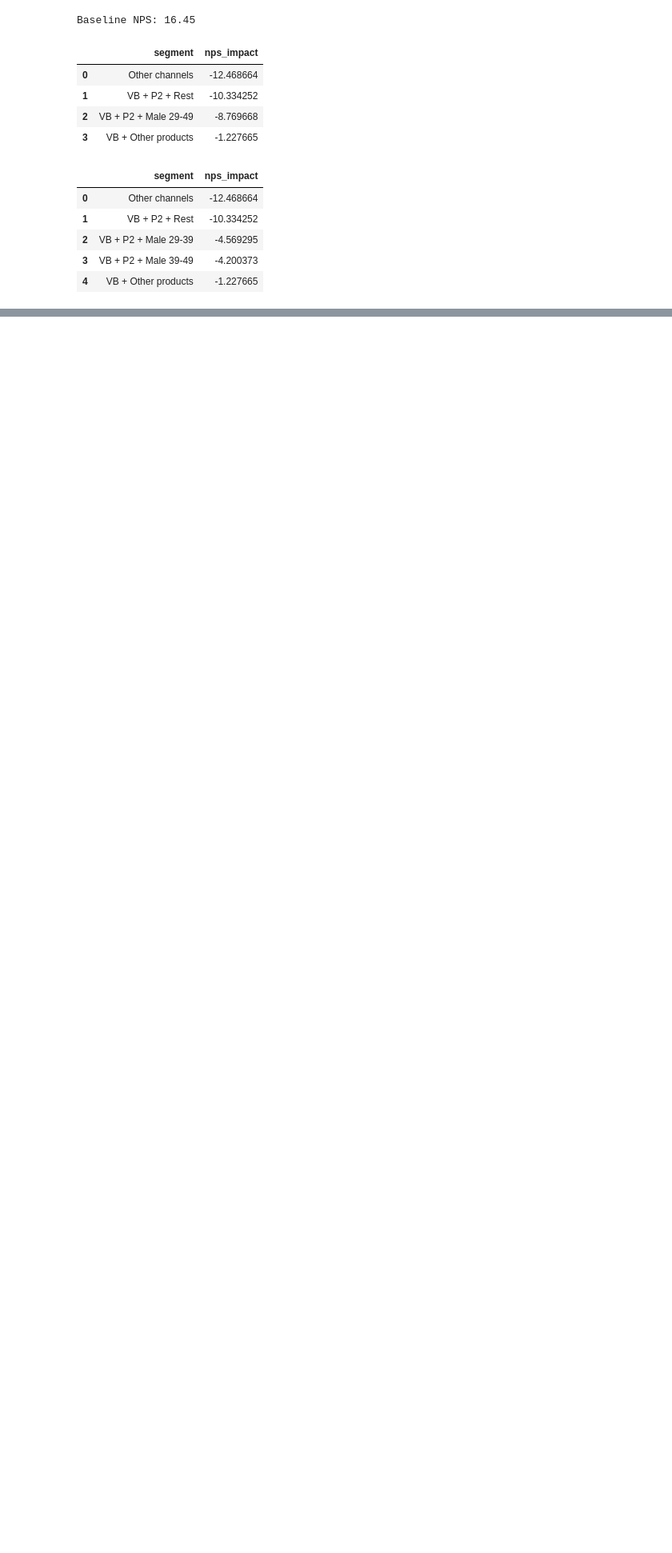
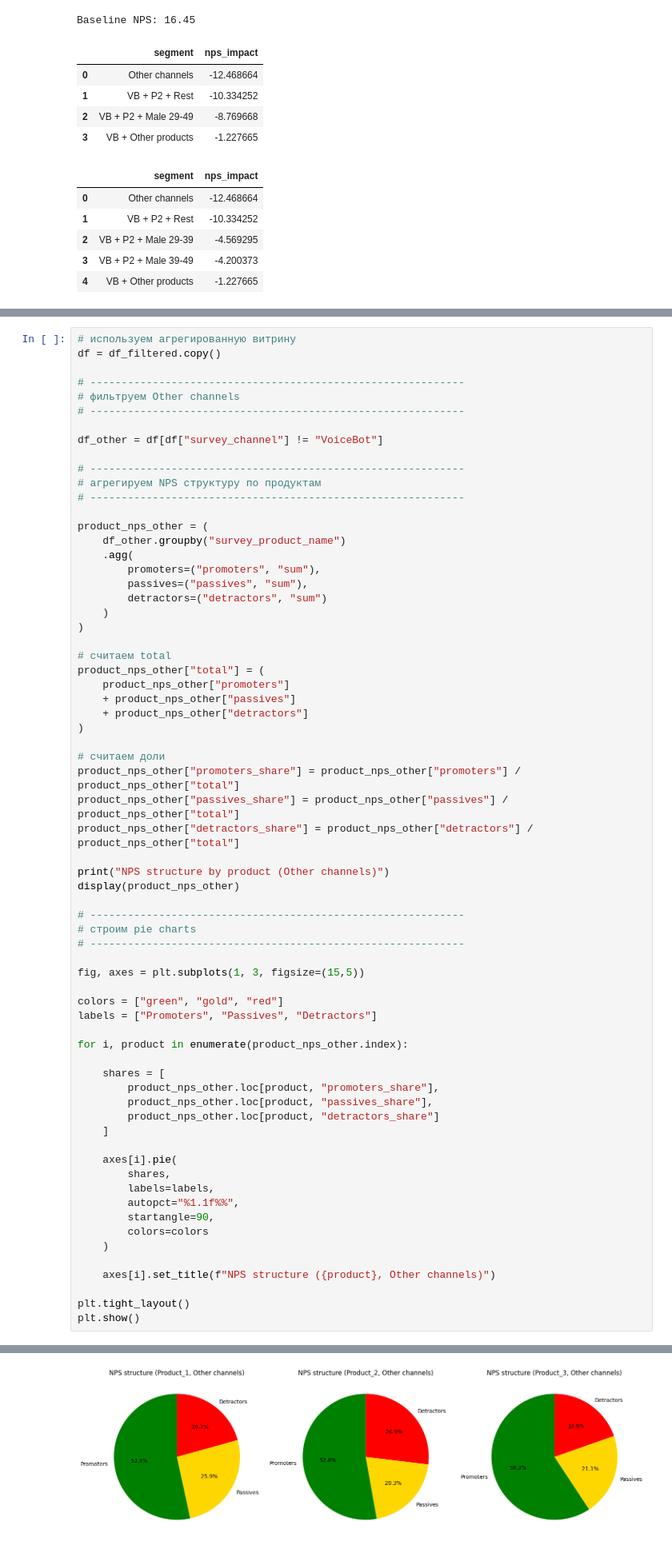
Before and after one commit to rtagirov/cx_nps_driver_analysis, a Jupyter notebook: cx_nps_driver_analysis_sql.ipynb, the cells around one changed output, grey strips where cells are left out. Shown at 80% size. Drawn from its saved outputs; the diff is of its cells as text; blank space fills up the shorter version.

```diff
--- a/cx_nps_driver_analysis_sql.ipynb
+++ b/cx_nps_driver_analysis_sql.ipynb
@@ -4569,0 +4719,68 @@ This will help identify the key product issues in VoiceBot and prioritize improv
+# %%
+# используем агрегированную витрину
+df = df_filtered.copy()
+
+# ------------------------------------------------------------
+# фильтруем Other channels
+# ------------------------------------------------------------
+
+df_other = df[df["survey_channel"] != "VoiceBot"]
+
+# ------------------------------------------------------------
+# агрегируем NPS структуру по продуктам
+# ------------------------------------------------------------
+
+product_nps_other = (
+    df_other.groupby("survey_product_name")
+    .agg(
+        promoters=("promoters", "sum"),
+        passives=("passives", "sum"),
+        detractors=("detractors", "sum")
+    )
+)
+
+# считаем total
+product_nps_other["total"] = (
+    product_nps_other["promoters"]
+    + product_nps_other["passives"]
+    + product_nps_other["detractors"]
+)
+
+# считаем доли
+product_nps_other["promoters_share"] = product_nps_other["promoters"] / product_nps_other["total"]
+product_nps_other["passives_share"] = product_nps_other["passives"] / product_nps_other["total"]
+product_nps_other["detractors_share"] = product_nps_other["detractors"] / product_nps_other["total"]
+
+print("NPS structure by product (Other channels)")
+display(product_nps_other)
+
+# ------------------------------------------------------------
+# строим pie charts
+# ------------------------------------------------------------
+
+fig, axes = plt.subplots(1, 3, figsize=(15,5))
+
+colors = ["green", "gold", "red"]
+labels = ["Promoters", "Passives", "Detractors"]
+
+for i, product in enumerate(product_nps_other.index):
+
+    shares = [
+        product_nps_other.loc[product, "promoters_share"],
+        product_nps_other.loc[product, "passives_share"],
+        product_nps_other.loc[product, "detractors_share"]
+    ]
+
+    axes[i].pie(
+        shares,
+        labels=labels,
+        autopct="%1.1f%%",
+        startangle=90,
+        colors=colors
+    )
+
+    axes[i].set_title(f"NPS structure ({product}, Other channels)")
+
+plt.tight_layout()
+plt.show()
+# %% [output]
@@ -4569,0 +4793 @@ This will help identify the key product issues in VoiceBot and prioritize improv
+[figure, added]
```
Also changed, not shown: parts of 11 cells of this notebook.
